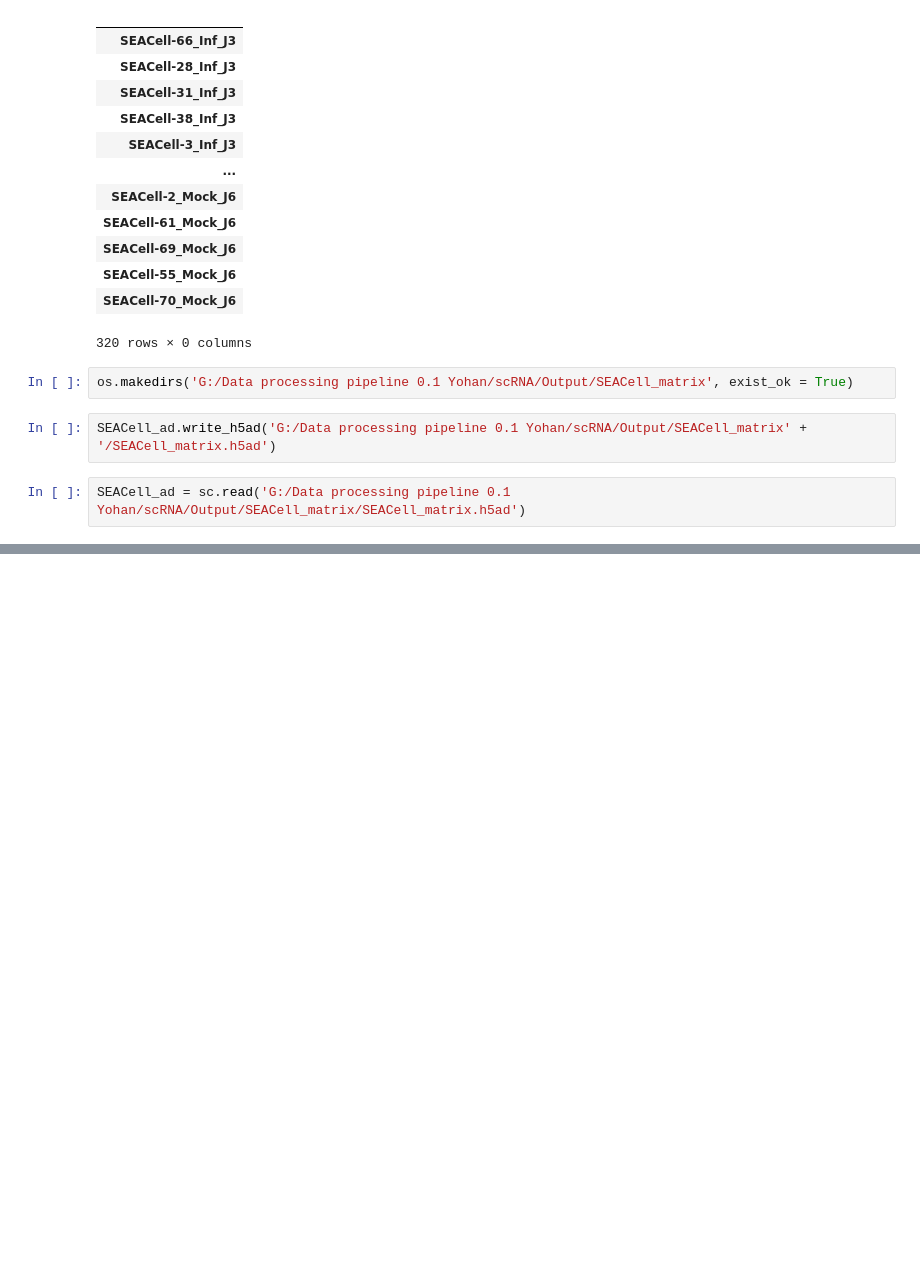
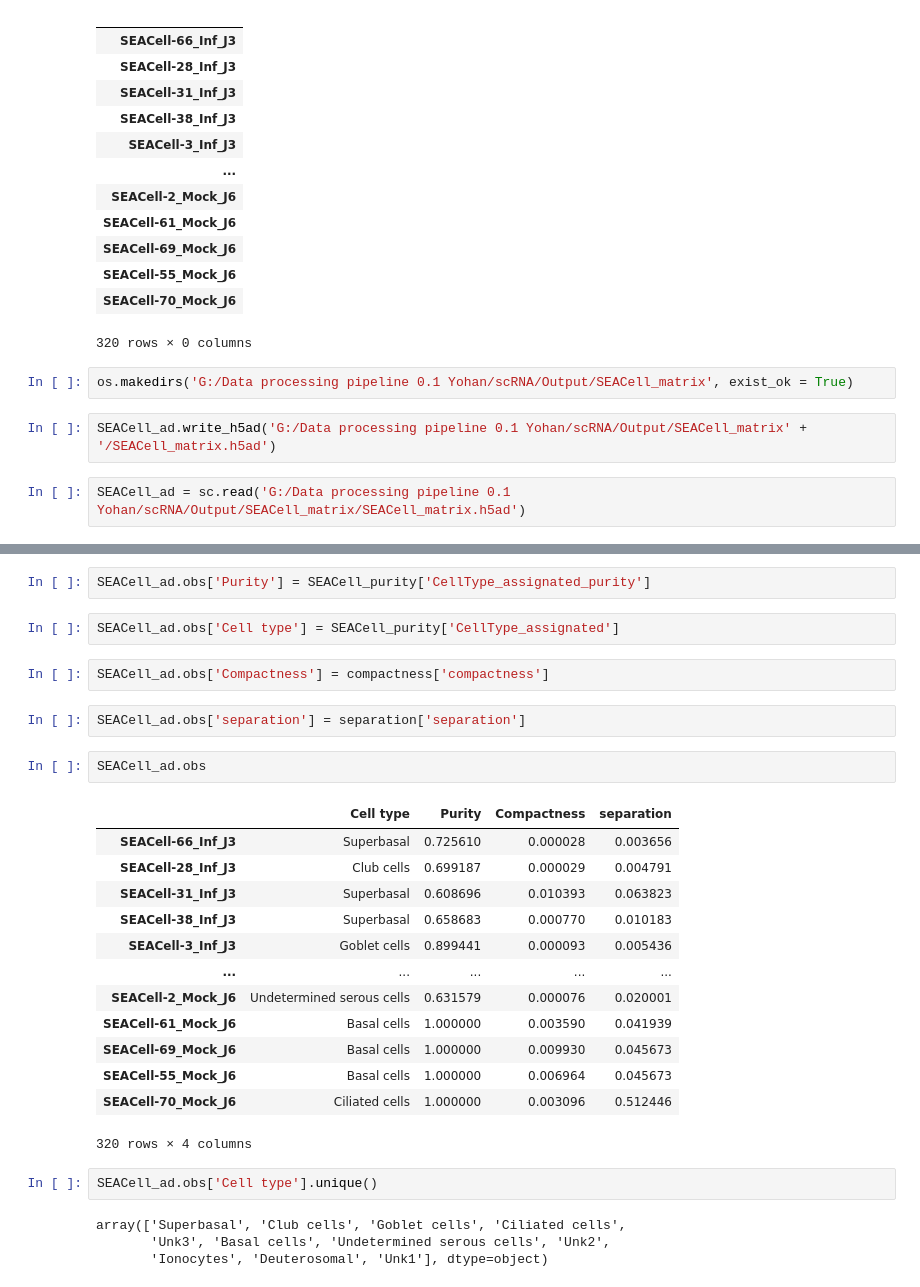
Before and after one commit to Yohan-b976/Transcriptomic-and-proteomic-sc-analysis, a Jupyter notebook: Pipeline folder scRNA 0.3/Notebook files/SEACells_meta.ipynb, the cells around one changed output, grey strips where cells are left out. Cells and saved outputs as stored; diff of their text form; blank space fills up the shorter version.

```diff
--- a/Pipeline folder scRNA 0.3/Notebook files/SEACells_meta.ipynb
+++ b/Pipeline folder scRNA 0.3/Notebook files/SEACells_meta.ipynb
@@ -409 +359,31 @@ AnnData object with n_obs × n_vars = 320 × 13893
     layers: 'raw'
+# %%
+SEACell_ad.obs['Purity'] = SEACell_purity['CellType_assignated_purity']
+# %%
+SEACell_ad.obs['Cell type'] = SEACell_purity['CellType_assignated']
+# %%
+SEACell_ad.obs['Compactness'] = compactness['compactness']
+# %%
+SEACell_ad.obs['separation'] = separation['separation']
+# %%
+SEACell_ad.obs
+# %% [output]
+|  | Cell type | Purity | Compactness | separation |
+| SEACell-66_Inf_J3 | Superbasal | 0.725610 | 0.000028 | 0.003656 |
+| SEACell-28_Inf_J3 | Club cells | 0.699187 | 0.000029 | 0.004791 |
+| SEACell-31_Inf_J3 | Superbasal | 0.608696 | 0.010393 | 0.063823 |
+| SEACell-38_Inf_J3 | Superbasal | 0.658683 | 0.000770 | 0.010183 |
+| SEACell-3_Inf_J3 | Goblet cells | 0.899441 | 0.000093 | 0.005436 |
+| ... | ... | ... | ... | ... |
+| SEACell-2_Mock_J6 | Undetermined serous cells | 0.631579 | 0.000076 | 0.020001 |
+| SEACell-61_Mock_J6 | Basal cells | 1.000000 | 0.003590 | 0.041939 |
+| SEACell-69_Mock_J6 | Basal cells | 1.000000 | 0.009930 | 0.045673 |
+| SEACell-55_Mock_J6 | Basal cells | 1.000000 | 0.006964 | 0.045673 |
+| SEACell-70_Mock_J6 | Ciliated cells | 1.000000 | 0.003096 | 0.512446 |
+320 rows × 4 columns
+# %%
+SEACell_ad.obs['Cell type'].unique()
+# %% [output]
+array(['Superbasal', 'Club cells', 'Goblet cells', 'Ciliated cells',
+       'Unk3', 'Basal cells', 'Undetermined serous cells', 'Unk2',
+       'Ionocytes', 'Deuterosomal', 'Unk1'], dtype=object)
```
Also changed, not shown: parts of 18 cells of this notebook.
